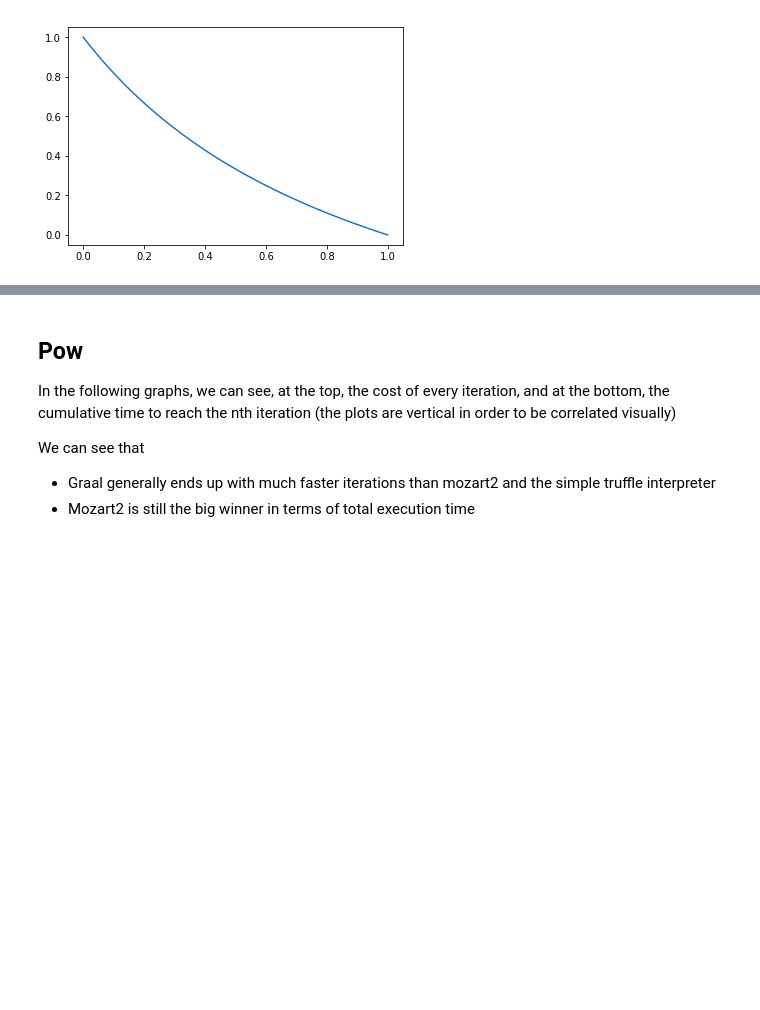
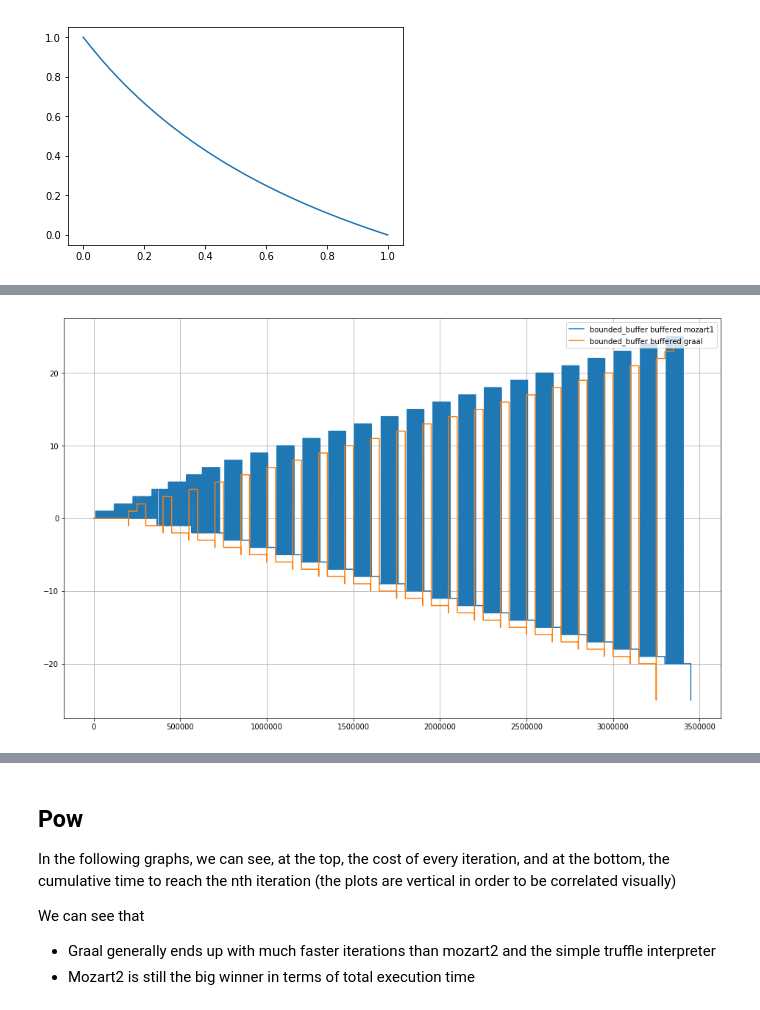
Before and after one commit to mistasse/mozart-graal-benchmarking, a Jupyter notebook: notebook.ipynb, the cells around one changed output, grey strips where cells are left out. Drawn from its saved outputs; the diff is of its cells as text; code cells hidden in the pictures; blank space fills up the shorter version.

Commit message:
Added benchmarks for bounded buffer, sieve, time features

```diff
--- a/notebook.ipynb
+++ b/notebook.ipynb
@@ -25,3 +35,11 @@ plt.plot(x, y)
 # %% [output]
 [<matplotlib.lines.Line2D at 0x...>]
 [figure]
+# %%
+medium()
+
+active = Serie("boundedbuffer").get("active", conv=asis, sections=[0, 1])
+
+active.plot(yscale=None).grid().show()
+plt.show()
+# %% [output]
@@ -27,0 +47 @@ plt.plot(x, y)
+[figure, added]
```
Also changed, not shown: parts of 13 cells of this notebook, 25 other files.
